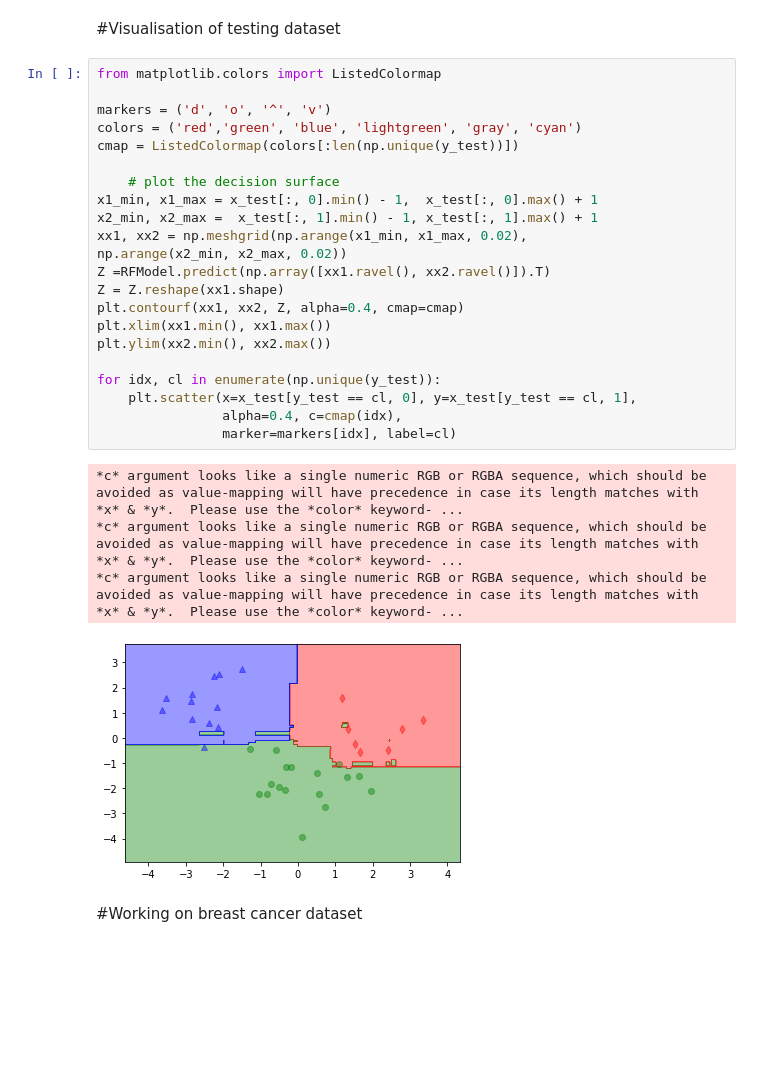
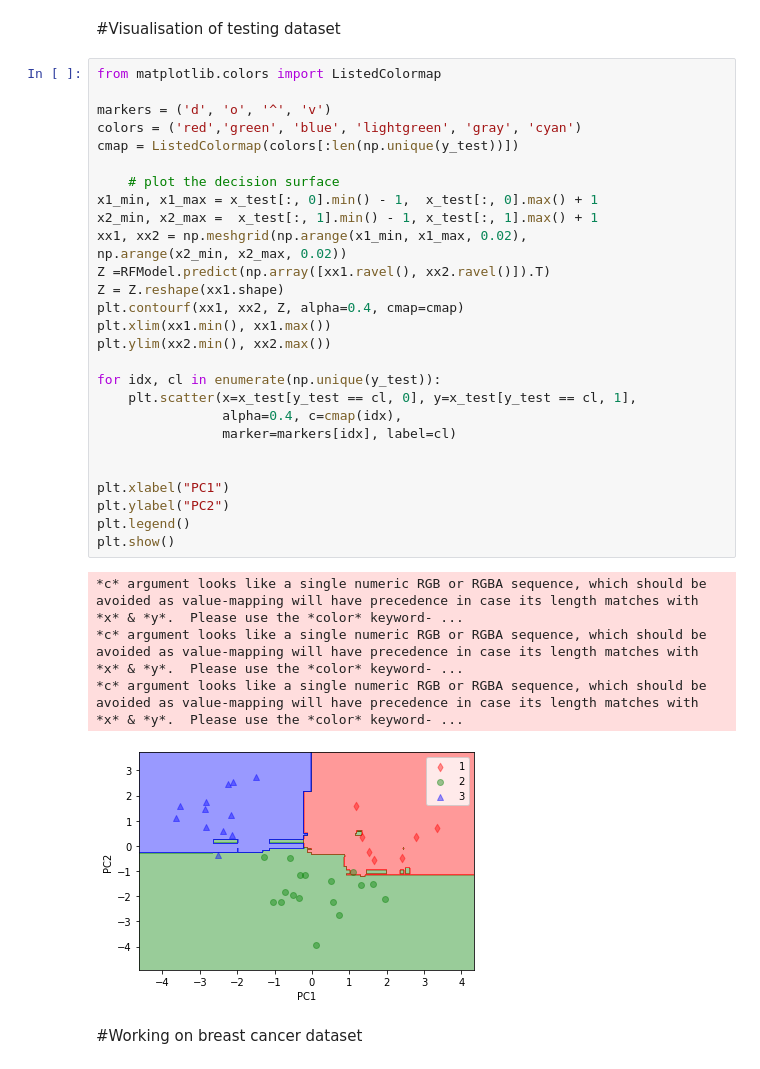
Before and after one commit to tanishq252/AI-ML-DS-Learning-Series, a Jupyter notebook: PCA_on_Random_Forest_Classification.ipynb, the cells around one changed output. Cells and saved outputs as stored; diff of their text form; blank space fills up the shorter version.

```diff
--- a/PCA_on_Random_Forest_Classification.ipynb
+++ b/PCA_on_Random_Forest_Classification.ipynb
@@ -187,30 +187,36 @@ plt.show()
 # %%
 from matplotlib.colors import ListedColormap
 
 markers = ('d', 'o', '^', 'v')
 colors = ('red','green', 'blue', 'lightgreen', 'gray', 'cyan')
 cmap = ListedColormap(colors[:len(np.unique(y_test))])
 
     # plot the decision surface
 x1_min, x1_max = x_test[:, 0].min() - 1,  x_test[:, 0].max() + 1
 x2_min, x2_max =  x_test[:, 1].min() - 1, x_test[:, 1].max() + 1
 xx1, xx2 = np.meshgrid(np.arange(x1_min, x1_max, 0.02),
 np.arange(x2_min, x2_max, 0.02))
 Z =RFModel.predict(np.array([xx1.ravel(), xx2.ravel()]).T)
 Z = Z.reshape(xx1.shape)
 plt.contourf(xx1, xx2, Z, alpha=0.4, cmap=cmap)
 plt.xlim(xx1.min(), xx1.max())
 plt.ylim(xx2.min(), xx2.max())
 
 for idx, cl in enumerate(np.unique(y_test)):
     plt.scatter(x=x_test[y_test == cl, 0], y=x_test[y_test == cl, 1],
                 alpha=0.4, c=cmap(idx),
                 marker=markers[idx], label=cl)
+
+
+plt.xlabel("PC1")
+plt.ylabel("PC2")
+plt.legend()
+plt.show()
 # %% [output]
 *c* argument looks like a single numeric RGB or RGBA sequence, which should be avoided as value-mapping will have precedence in case its length matches with *x* & *y*.  Please use the *color* keyword- ...
 *c* argument looks like a single numeric RGB or RGBA sequence, which should be avoided as value-mapping will have precedence in case its length matches with *x* & *y*.  Please use the *color* keyword- ...
 *c* argument looks like a single numeric RGB or RGBA sequence, which should be avoided as value-mapping will have precedence in case its length matches with *x* & *y*.  Please use the *color* keyword- ...
-[figure, old version]
+[figure, new version]
 # %% [markdown]
 #Working on breast cancer dataset
 # %% [markdown]
```
